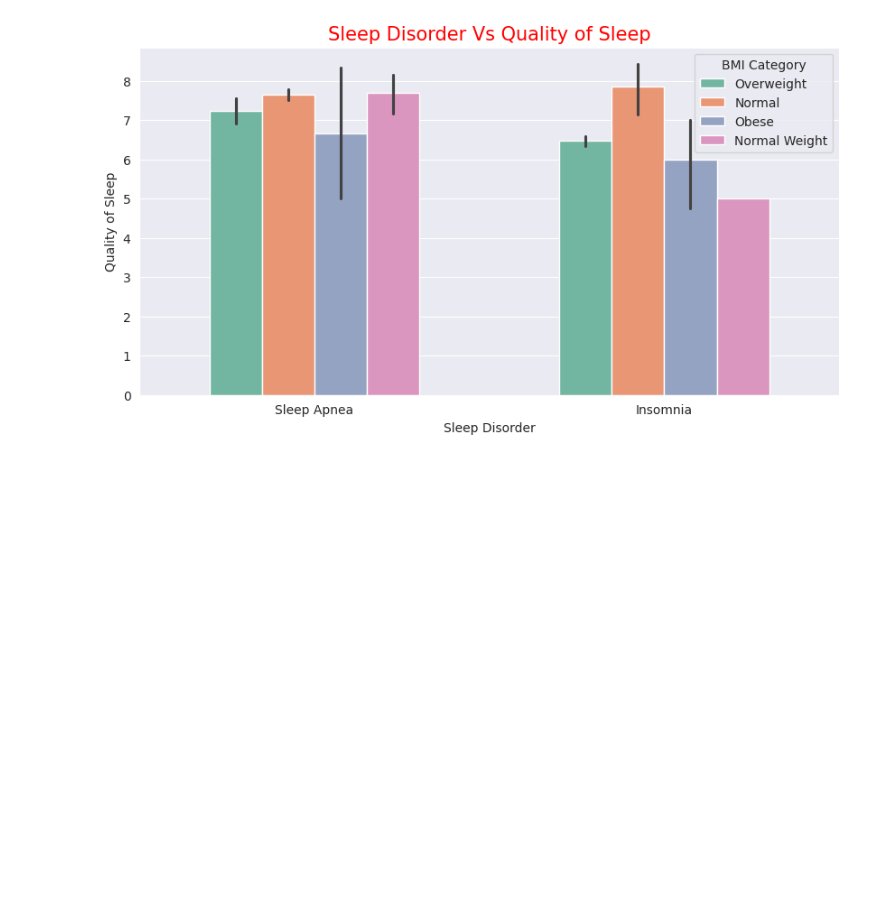
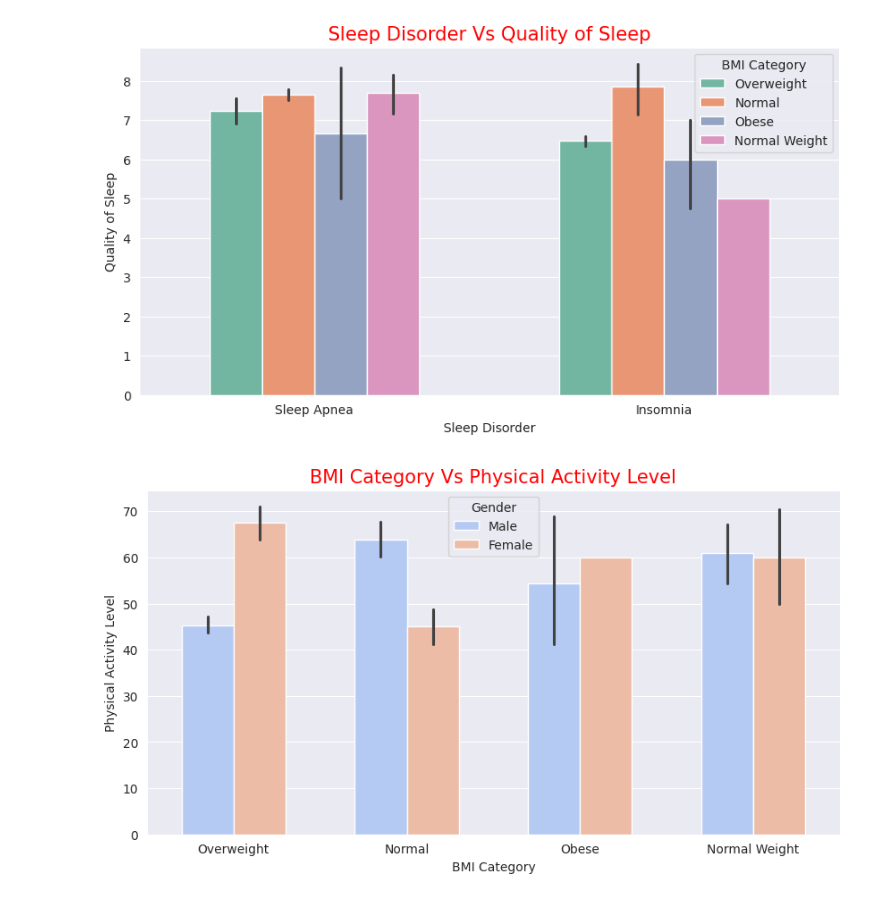
Before and after one commit to Muhammad-Musharraf/Data-Analysis-Project-Using-Python, a Jupyter notebook: Project_of_Sleep_health_and_lifestyle.ipynb, the cells around one changed output. Cells and saved outputs as stored; diff of their text form; code cells hidden in the pictures; blank space fills up the shorter version.

```diff
--- a/Project_of_Sleep_health_and_lifestyle.ipynb
+++ b/Project_of_Sleep_health_and_lifestyle.ipynb
@@ -340,3 +365,11 @@ with sns.axes_style('darkgrid'):
   plt.show()
 # %% [output]
 [figure]
+# %%
+plt.figure(figsize=(10,5))
+with sns.axes_style('darkgrid'):
+  sns.barplot(data=df,x='BMI Category',y='Physical Activity Level',palette='coolwarm',width=0.6,hue='Gender')
+  plt.title('BMI Category Vs Physical Activity Level',fontsize=15,color='r')
+  plt.show()
+# %% [output]
+[figure, added]
```
Also changed, not shown: parts of 11 cells of this notebook.
